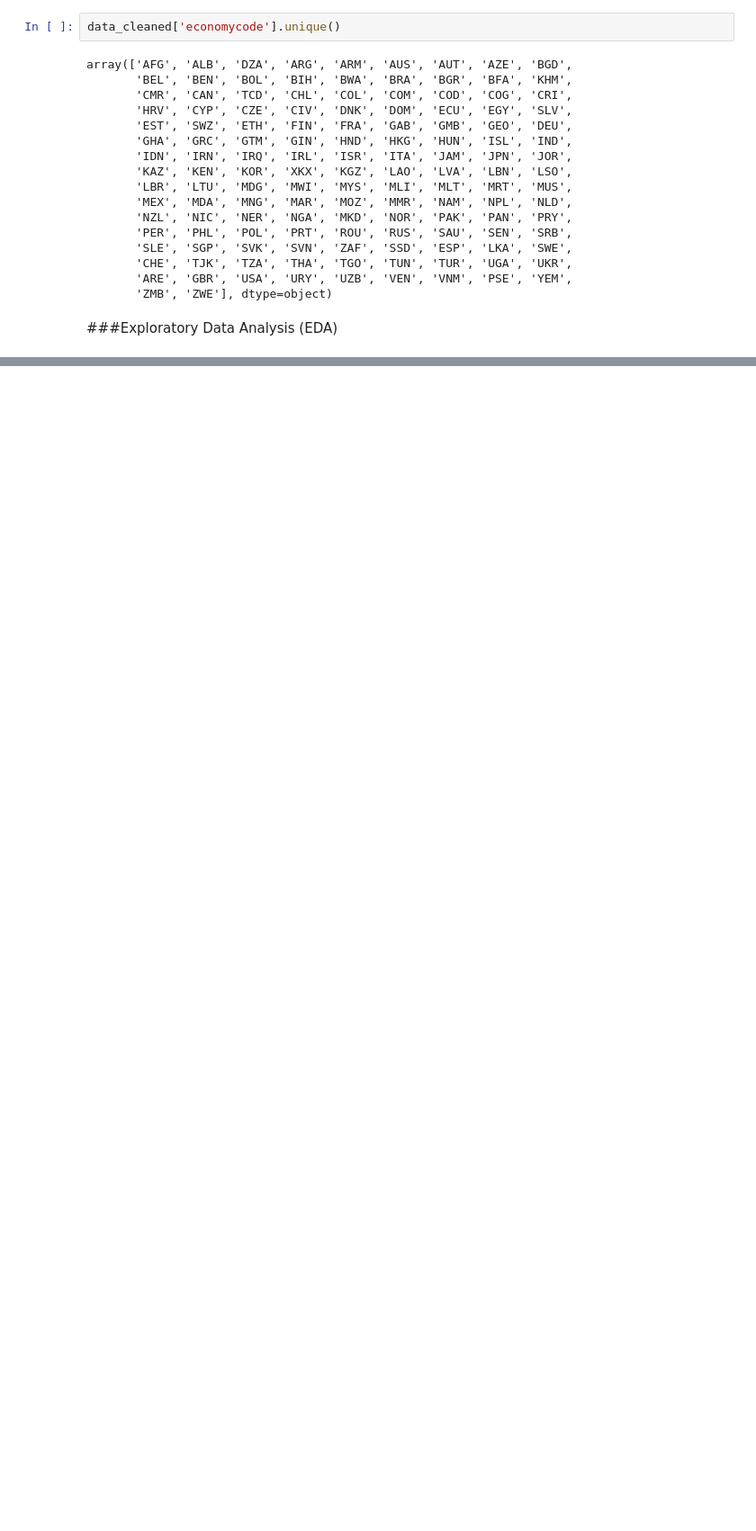
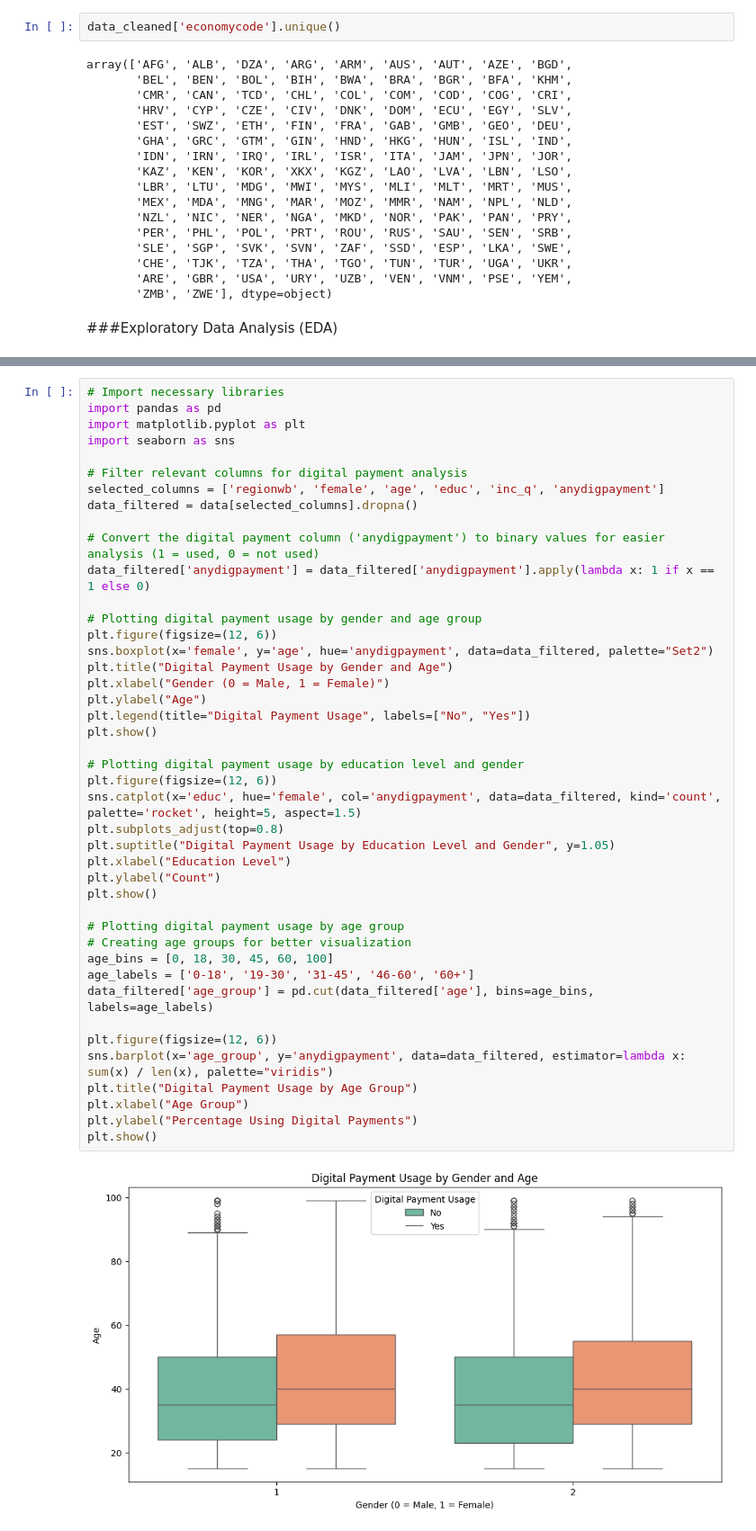
Before and after one commit to Prima-7272/BDS, a Jupyter notebook: Copy_of_FirstEDA.ipynb, the cells around one changed output, grey strips where cells are left out. Shown: that part at 90% size. Cells and saved outputs as stored; diff of their text form; blank space fills up the shorter version.

```diff
--- a/Copy_of_FirstEDA.ipynb
+++ b/Copy_of_FirstEDA.ipynb
@@ -427,0 +269,45 @@ The results from the logistic regression analysis suggest that receiving financi
+# %%
+# Import necessary libraries
+import pandas as pd
+import matplotlib.pyplot as plt
+import seaborn as sns
+
+# Filter relevant columns for digital payment analysis
+selected_columns = ['regionwb', 'female', 'age', 'educ', 'inc_q', 'anydigpayment']
+data_filtered = data[selected_columns].dropna()
+
+# Convert the digital payment column ('anydigpayment') to binary values for easier analysis (1 = used, 0 = not used)
+data_filtered['anydigpayment'] = data_filtered['anydigpayment'].apply(lambda x: 1 if x == 1 else 0)
+
+# Plotting digital payment usage by gender and age group
+plt.figure(figsize=(12, 6))
+sns.boxplot(x='female', y='age', hue='anydigpayment', data=data_filtered, palette="Set2")
+plt.title("Digital Payment Usage by Gender and Age")
+plt.xlabel("Gender (0 = Male, 1 = Female)")
+plt.ylabel("Age")
+plt.legend(title="Digital Payment Usage", labels=["No", "Yes"])
+plt.show()
+
+# Plotting digital payment usage by education level and gender
+plt.figure(figsize=(12, 6))
+sns.catplot(x='educ', hue='female', col='anydigpayment', data=data_filtered, kind='count', palette='rocket', height=5, aspect=1.5)
+plt.subplots_adjust(top=0.8)
+plt.suptitle("Digital Payment Usage by Education Level and Gender", y=1.05)
+plt.xlabel("Education Level")
+plt.ylabel("Count")
+plt.show()
+
+# Plotting digital payment usage by age group
+# Creating age groups for better visualization
+age_bins = [0, 18, 30, 45, 60, 100]
+age_labels = ['0-18', '19-30', '31-45', '46-60', '60+']
+data_filtered['age_group'] = pd.cut(data_filtered['age'], bins=age_bins, labels=age_labels)
+
+plt.figure(figsize=(12, 6))
+sns.barplot(x='age_group', y='anydigpayment', data=data_filtered, estimator=lambda x: sum(x) / len(x), palette="viridis")
+plt.title("Digital Payment Usage by Age Group")
+plt.xlabel("Age Group")
+plt.ylabel("Percentage Using Digital Payments")
+plt.show()
+# %% [output]
+[figure, added]
```
Also changed, not shown: parts of 42 cells of this notebook.
